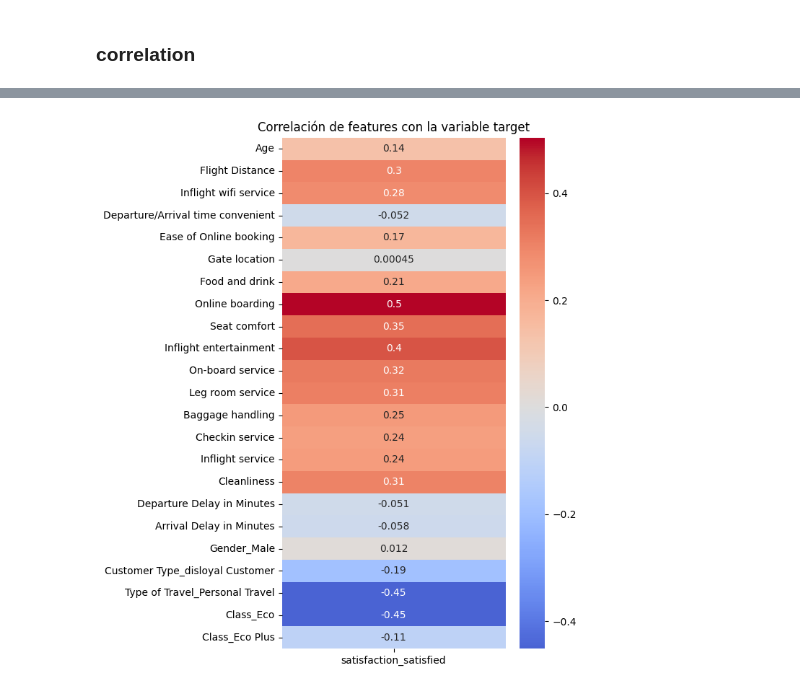
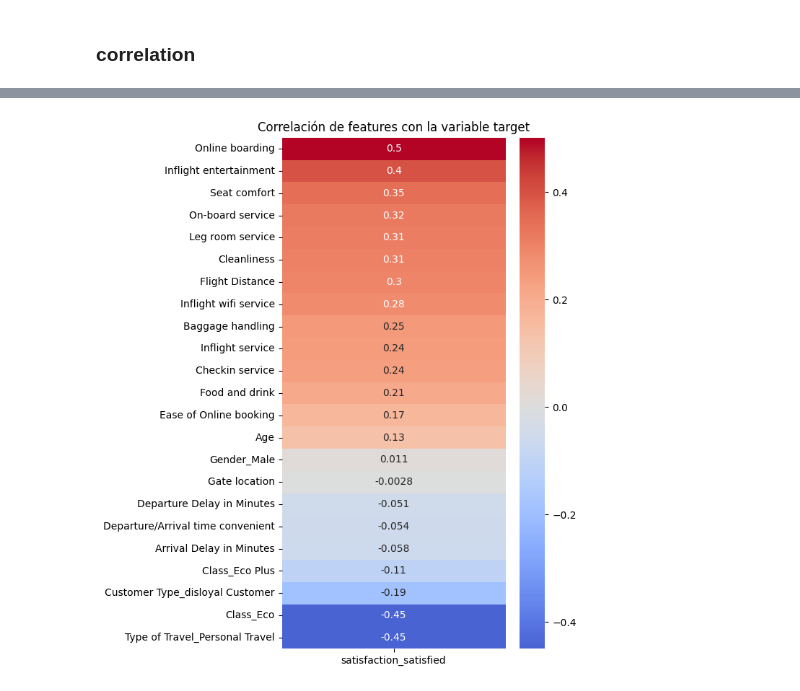
Before and after one commit to santilibano7/IA-Airline_Passenger_Satisfaction, a Jupyter notebook: IA - Exploratorio archivos.ipynb, the cells around one changed output, grey strips where cells are left out. Saved outputs shown, nothing was run; the diff lists cells and outputs as text; code cells hidden in the pictures.

Commit message:
Subida de archivos, modificacion de importacion y requirements.txt

```diff
--- a/IA - Exploratorio archivos.ipynb
+++ b/IA - Exploratorio archivos.ipynb
@@ -59,5 +78,5 @@ df_final.to_csv('df final.csv', sep=';', index=False)
 # %%
-df = pd.read_csv(r'C:\Users\renat\Downloads\df final.csv', sep=';')
+df = pd.read_csv(r'./datasets/df_final.csv', sep=';')
 # %%
 df
 # %% [output]
@@ -434,8 +437,9 @@ X_scaled = scaler.fit_transform(df_encoded[features])
 X_scaled = pd.DataFrame(X_scaled, columns=features)
 # %% [markdown]
 ### correlation
-# %%
-df_encoded.drop(columns={'id'},inplace=True)
+# %%
+columns_to_drop = ['Unnamed: 0', 'id']
+df_encoded = df_encoded.drop(columns=[col for col in columns_to_drop if col in df_encoded.columns], inplace=False)
 # %%
 df_encoded.head(3)
 # %% [output]
@@ -490,11 +492,10 @@ cor.style.background_gradient(cmap='coolwarm')
 # %%
-import seaborn as sns
-
 correlation_df = df_encoded.corr(numeric_only=True)[['satisfaction_satisfied']].drop('satisfaction_satisfied')
+correlation_df = correlation_df.sort_values(by='satisfaction_satisfied', ascending=False)
 
 plt.figure(figsize=(5, len(correlation_df) * 0.4))
 sns.heatmap(correlation_df, annot=True, cmap='coolwarm', center=0)
 plt.title('Correlación de features con la variable target')
 plt.show()
 # %% [output]
-[figure, old version]
+[figure, new version]
```
Also changed, not shown: parts of 17 cells of this notebook, 2 other files.
